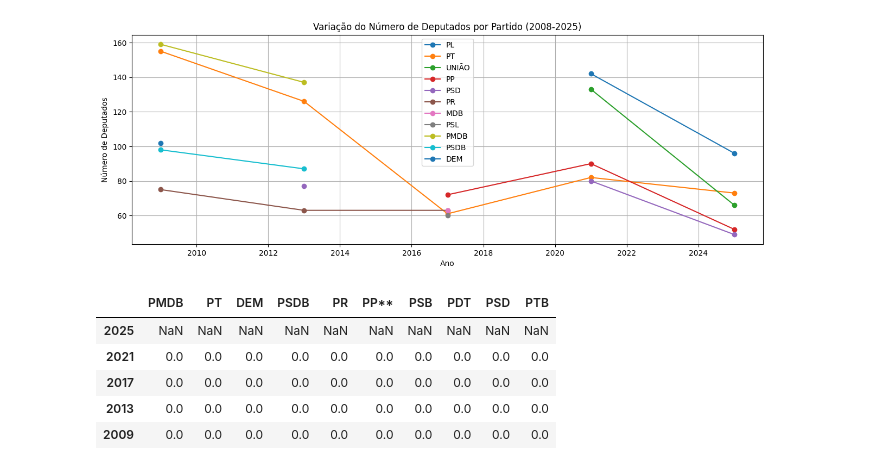
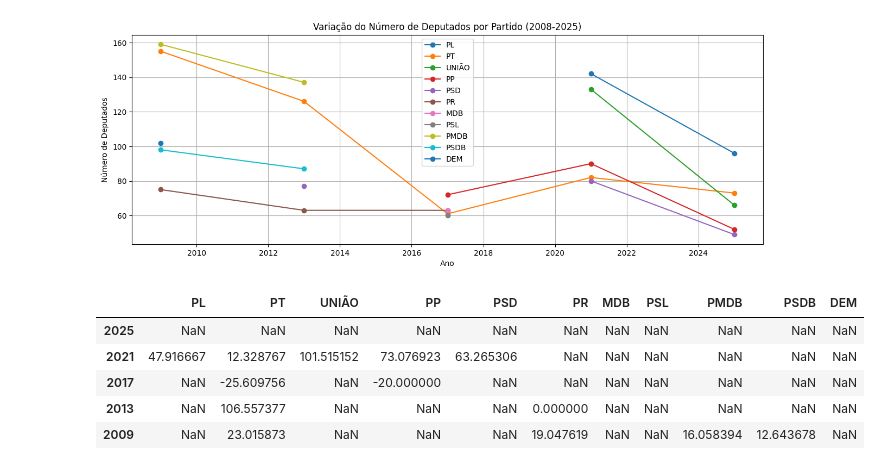
Before and after one commit to wdvictor/open-data-camara-deputados-analytics, a Jupyter notebook: main.ipynb, the cells around one changed output. Drawn from its saved outputs; the diff is of its cells as text; code cells hidden in the pictures.

```diff
--- a/main.ipynb
+++ b/main.ipynb
@@ -60,7 +60,7 @@ for year in years:
 partidos_serie_historica_ordenado = []
 
 for partido in partidos_serie_historica:
-    partidos_ordenados = dict(sorted(partido.items(), key=lambda item: item[1], reverse=True)[:10])
+    partidos_ordenados = dict(sorted(partido.items(), key=lambda item: item[1], reverse=True)[:5])
     partidos_serie_historica_ordenado.append(partidos_ordenados)
 # %%
 
@@ -93,12 +93,12 @@ plt.show()
 # %%
 
 
-df_variacao = df.pct_change() * 100
+df_variacao = df.pct_change(fill_method=None) * 100
 df_variacao.head()
 # %% [output]
-|  | PMDB | PT | DEM | PSDB | PR | PP** | PSB | PDT | PSD | PTB |
-| 2025 | NaN | NaN | NaN | NaN | NaN | NaN | NaN | NaN | NaN | NaN |
-| 2021 | 0.0 | 0.0 | 0.0 | 0.0 | 0.0 | 0.0 | 0.0 | 0.0 | 0.0 | 0.0 |
-| 2017 | 0.0 | 0.0 | 0.0 | 0.0 | 0.0 | 0.0 | 0.0 | 0.0 | 0.0 | 0.0 |
-| 2013 | 0.0 | 0.0 | 0.0 | 0.0 | 0.0 | 0.0 | 0.0 | 0.0 | 0.0 | 0.0 |
-| 2009 | 0.0 | 0.0 | 0.0 | 0.0 | 0.0 | 0.0 | 0.0 | 0.0 | 0.0 | 0.0 |
+|  | PL | PT | UNIÃO | PP | PSD | PR | MDB | PSL | PMDB | PSDB | DEM |
+| 2025 | NaN | NaN | NaN | NaN | NaN | NaN | NaN | NaN | NaN | NaN | NaN |
+| 2021 | 47.916667 | 12.328767 | 101.515152 | 73.076923 | 63.265306 | NaN | NaN | NaN | NaN | NaN | NaN |
+| 2017 | NaN | -25.609756 | NaN | -20.000000 | NaN | NaN | NaN | NaN | NaN | NaN | NaN |
+| 2013 | NaN | 106.557377 | NaN | NaN | NaN | 0.000000 | NaN | NaN | NaN | NaN | NaN |
+| 2009 | NaN | 23.015873 | NaN | NaN | NaN | 19.047619 | NaN | NaN | 16.058394 | 12.643678 | NaN |
```
